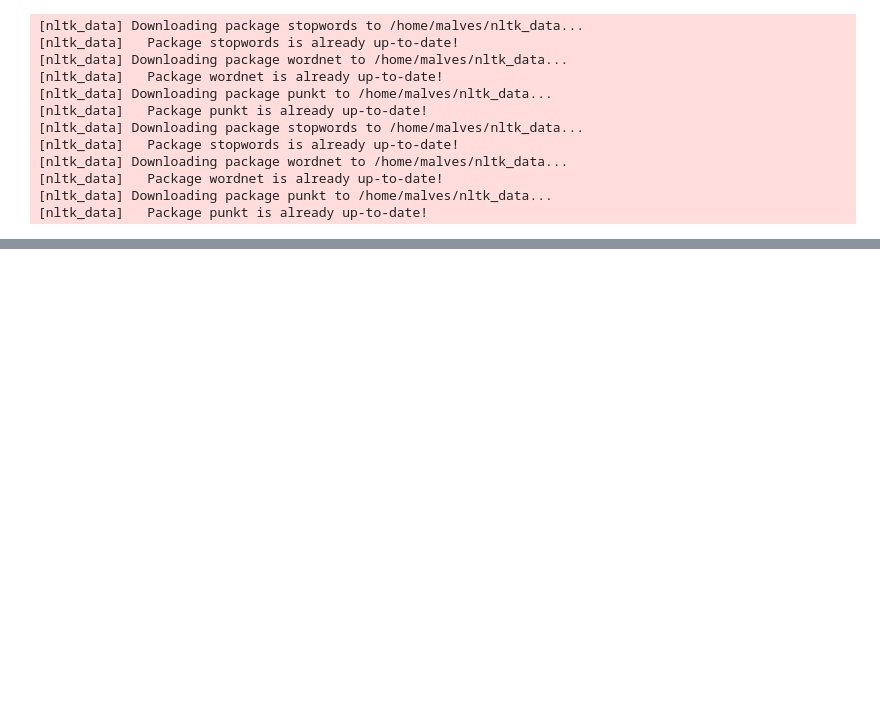
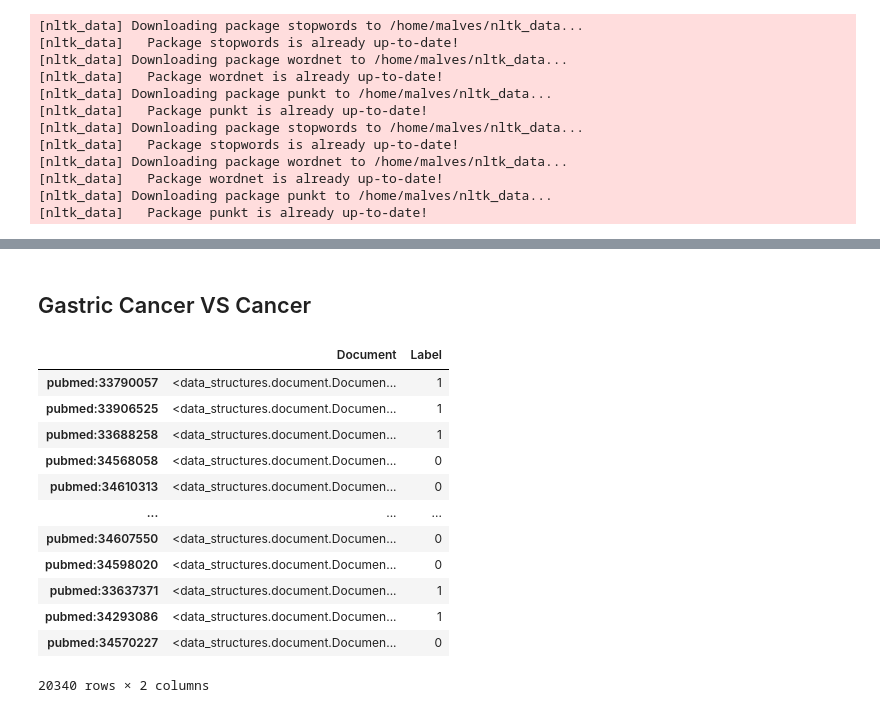
Before and after one commit to BioSystemsUM/biotmpy, a Jupyter notebook: pipelines/Gastric_Cancer.ipynb, the cells around one changed output, grey strips where cells are left out. Saved outputs shown, nothing was run; the diff lists cells and outputs as text; code cells hidden in the pictures; blank space fills up the shorter version.

```diff
--- a/pipelines/Gastric_Cancer.ipynb
+++ b/pipelines/Gastric_Cancer.ipynb
@@ -342,0 +195,19 @@ nc_df_sib.to_csv('sib/not_cancer_sib.tsv', sep='\t', index=False)
+# %% [markdown]
+## Gastric Cancer VS Cancer
+# %%
+gc_c = pd.concat([gastric_df, cancer_df]).sample(frac=1, random_state=seed_value)
+gc_c
+# %% [output]
+|  | Document | Label |
+| pubmed:33790057 | <data_structures.document.Documen... | 1 |
+| pubmed:33906525 | <data_structures.document.Documen... | 1 |
+| pubmed:33688258 | <data_structures.document.Documen... | 1 |
+| pubmed:34568058 | <data_structures.document.Documen... | 0 |
+| pubmed:34610313 | <data_structures.document.Documen... | 0 |
+| ... | ... | ... |
+| pubmed:34607550 | <data_structures.document.Documen... | 0 |
+| pubmed:34598020 | <data_structures.document.Documen... | 0 |
+| pubmed:33637371 | <data_structures.document.Documen... | 1 |
+| pubmed:34293086 | <data_structures.document.Documen... | 1 |
+| pubmed:34570227 | <data_structures.document.Documen... | 0 |
+20340 rows × 2 columns
```
Also changed, not shown: parts of 44 cells of this notebook, 8 other files.
